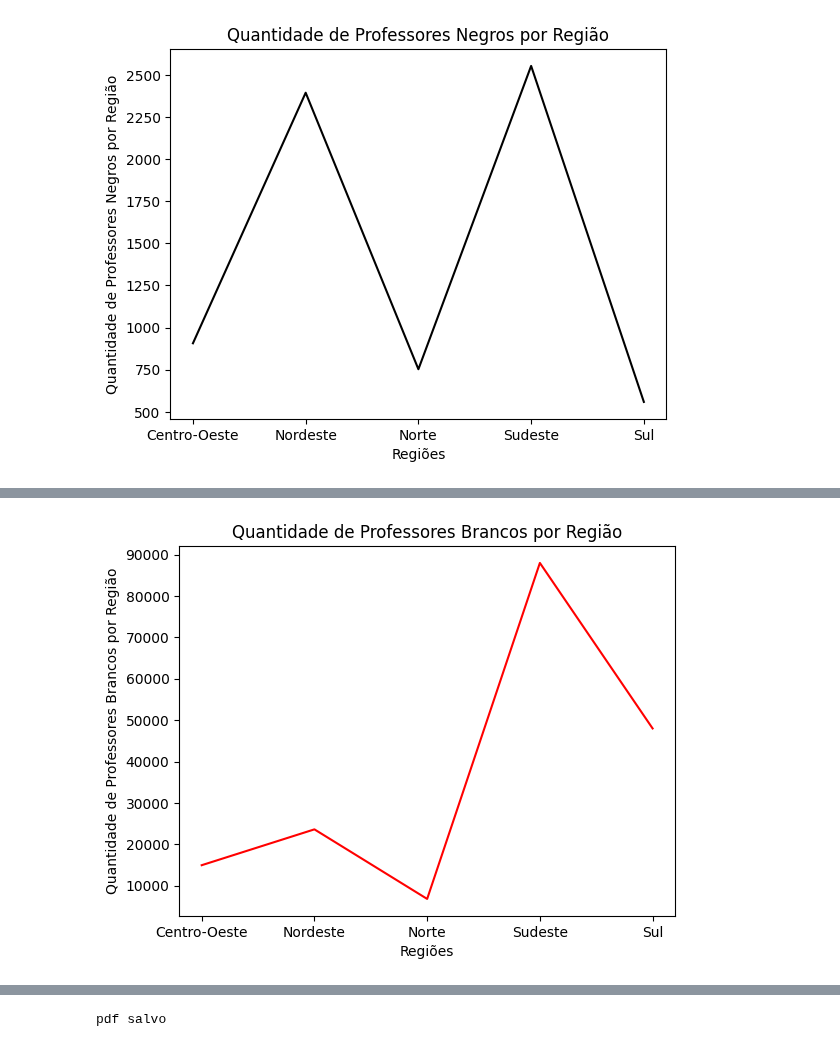
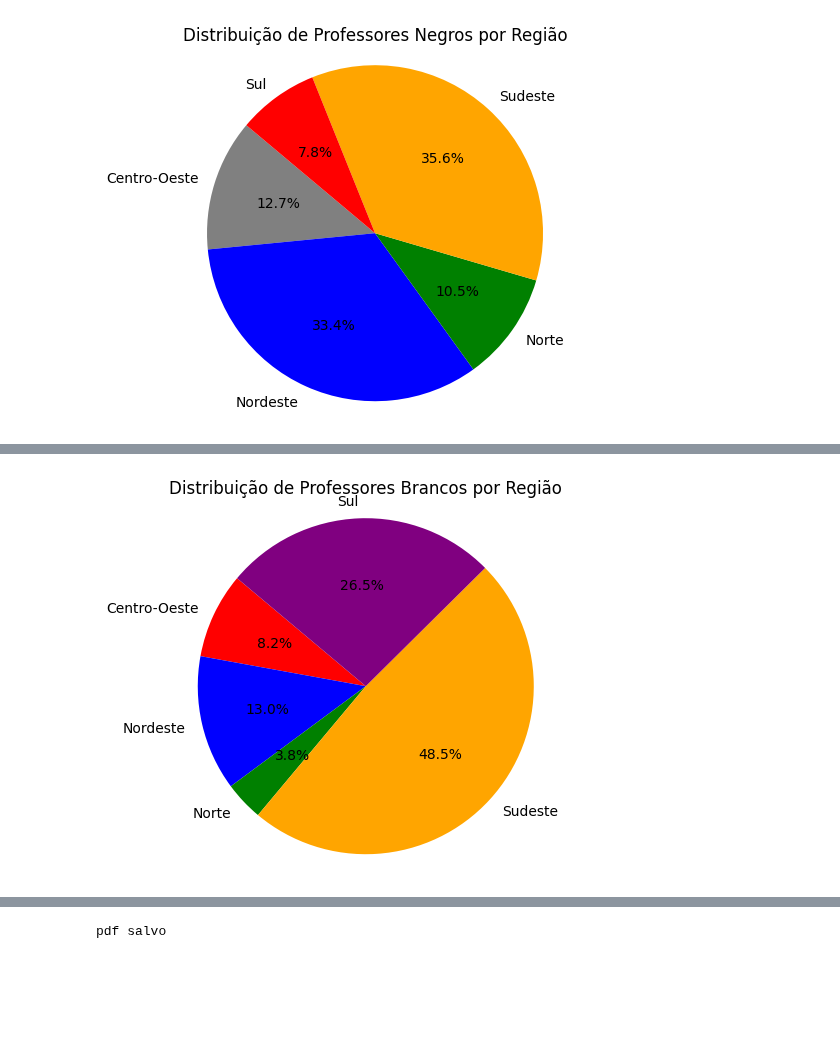
Before and after one commit to biancamartinelli/curso-kick-turmaF, a Jupyter notebook: Projeto Final Python/Projeto Python.ipynb, the cells around one changed output, grey strips where cells are left out. Drawn from its saved outputs; the diff is of its cells as text; code cells hidden in the pictures; blank space fills up the shorter version.

```diff
--- a/Projeto Final Python/Projeto Python.ipynb
+++ b/Projeto Final Python/Projeto Python.ipynb
@@ -31,33 +29,29 @@ plt.show()
 # %%
 import matplotlib.pyplot as plt
 
-cores = ['black']
+cores = ['grey', 'blue', 'green', 'orange', 'red', 'purple']
 
 doc_pretos = df.groupby('NO_REGIAO_IES')['DOC_EX_PRETA'].sum()
 
+plt.pie(doc_pretos.values, labels=doc_pretos.index, colors=cores, autopct='%1.1f%%', startangle=140)
 
-plt.plot(doc_pretos.index, doc_pretos.values, color=cores[0])
-
-plt.title('Quantidade de Professores Negros por Região')
-plt.xlabel('Regiões')
-plt.ylabel('Quantidade de Professores Negros por Região')
-plt.savefig('professorpreto.png')
+plt.title('Distribuição de Professores Negros por Região')
+plt.axis('equal')
+plt.savefig('professorpreto_pizza.png')
 plt.show()
 # %% [output]
-[figure, old version]
+[figure, new version]
 # %%
 import matplotlib.pyplot as plt
 
-cores = ['red']
+cores = ['red', 'blue', 'green', 'orange', 'purple']
 
 doc_branca = df.groupby('NO_REGIAO_IES')['DOC_EX_BRANCA'].sum()
 
+plt.pie(doc_branca.values, labels=doc_branca.index, colors=cores, autopct='%1.1f%%', startangle=140)
 
-plt.plot(doc_branca.index, doc_branca.values, color=cores[0])
-
-plt.title('Quantidade de Professores Brancos por Região')
-plt.xlabel('Regiões')
-plt.ylabel('Quantidade de Professores Brancos por Região')
-plt.savefig('professorbranco.png')
+plt.title('Distribuição de Professores Brancos por Região')
+plt.axis('equal')
+plt.savefig('professorbranco_pizza.png')
 plt.show()
 # %% [output]
@@ -64,4 +59,4 @@ plt.show()
-[figure, old version]
+[figure, new version]
 # %%
 import matplotlib.pyplot as plt
 
```
Also changed, not shown: parts of 8 cells of this notebook, 18 other files.
